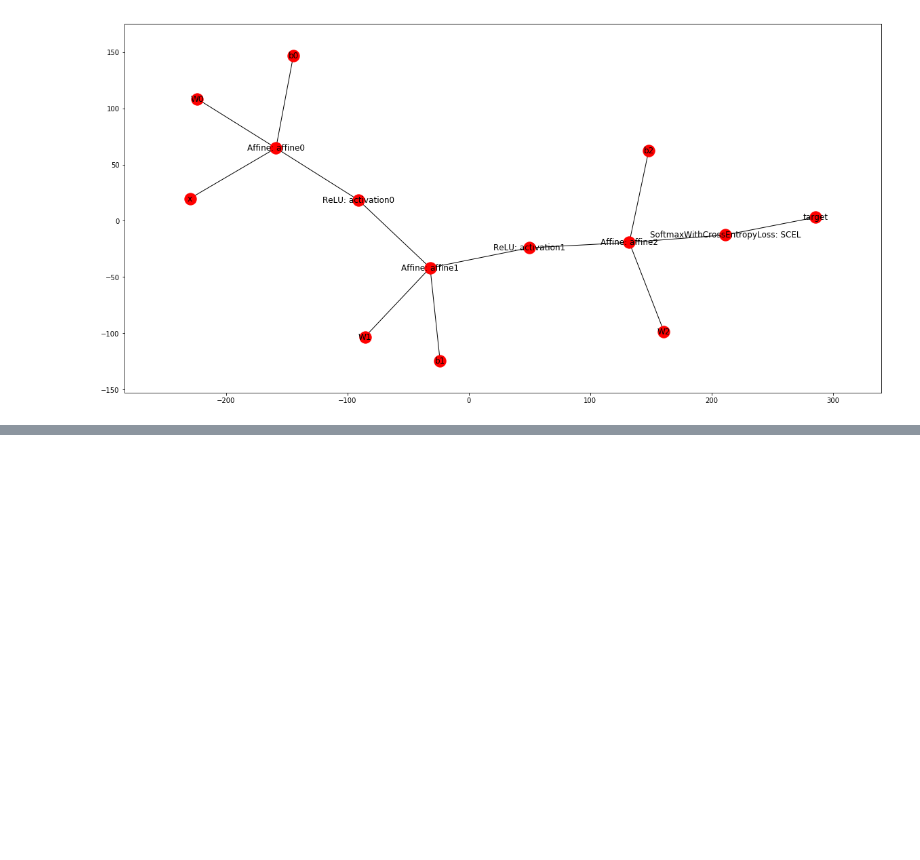
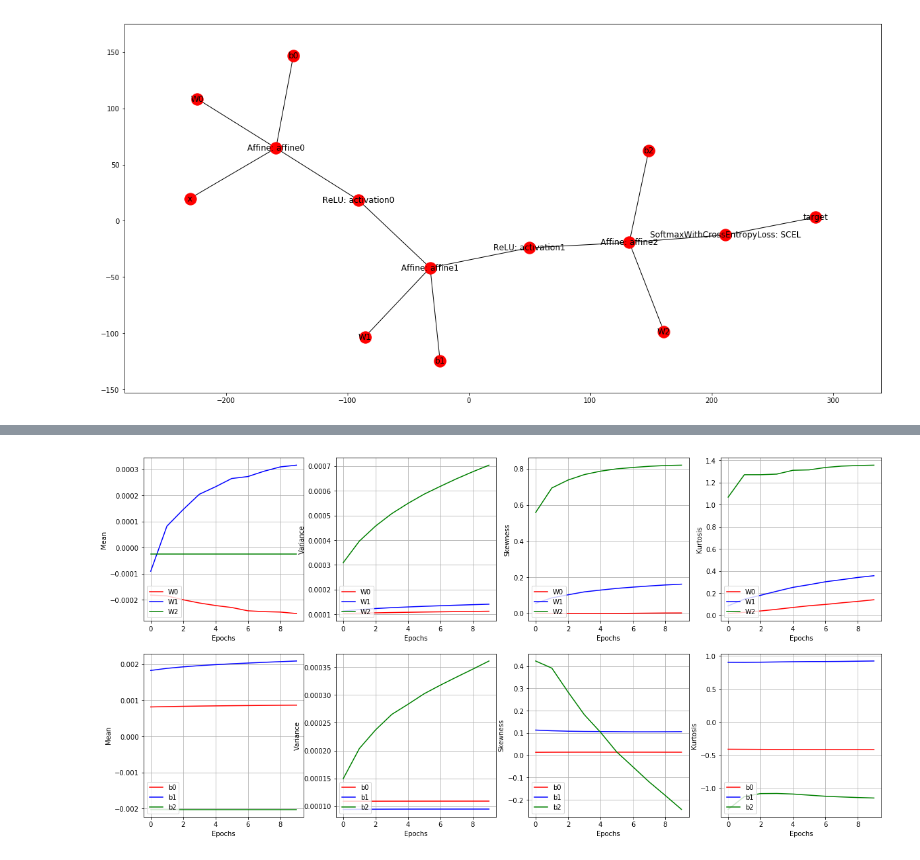
Before and after one commit to linklab/aiclass, a Jupyter notebook: 0.Professor/tensorflux/main/jupyter_notebook/multi_layer_test.ipynb, the cells around one changed output, grey strips where cells are left out. Saved outputs shown, nothing was run; the diff lists cells and outputs as text; code cells hidden in the pictures; blank space fills up the shorter version.

```diff
--- a/0.Professor/tensorflux/main/jupyter_notebook/multi_layer_test.ipynb
+++ b/0.Professor/tensorflux/main/jupyter_notebook/multi_layer_test.ipynb
@@ -62,0 +112,4 @@ n.draw_false_prediction(data.test_input, data.test_target)
+# %%
+n.draw_param_description(figsize=(20, 10))
+# %% [output]
+[figure, added]
```
Also changed, not shown: parts of 7 cells of this notebook, 4 other files.
